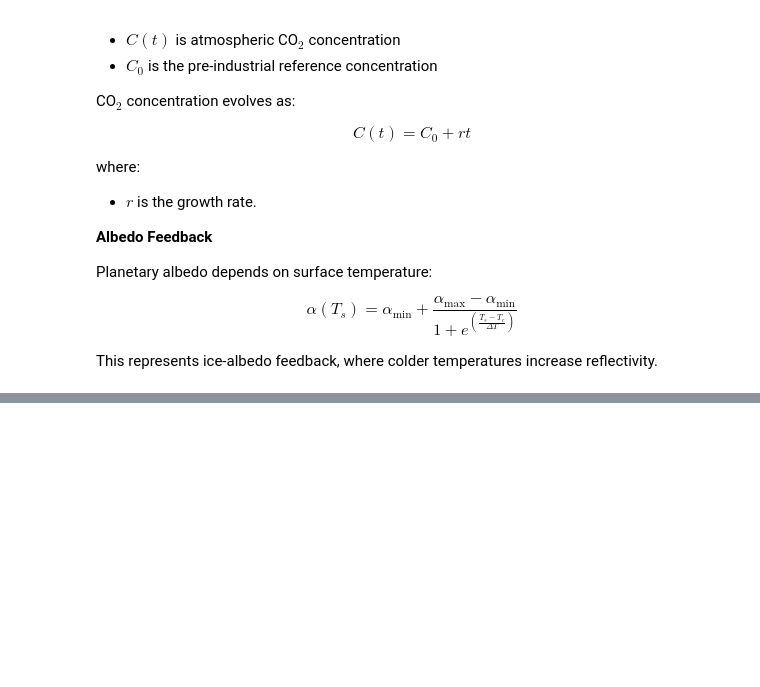
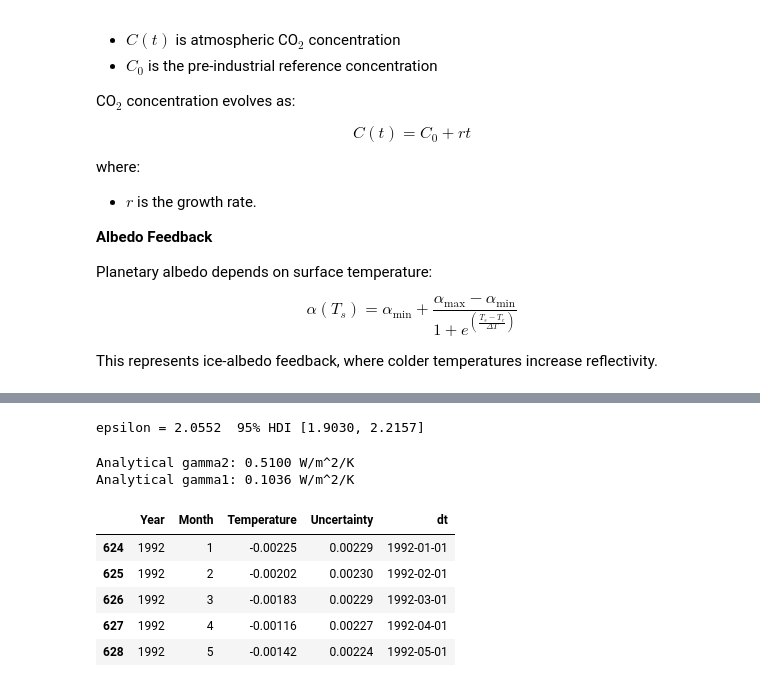
Before and after one commit to LeoFairley123/EMSC2010-Individual-Project, a Jupyter notebook: EMSC2010_Individual_Project_U7488277.ipynb, the cells around one changed output, grey strips where cells are left out. Cells and saved outputs as stored; diff of their text form; code cells hidden in the pictures; blank space fills up the shorter version.

```diff
--- a/EMSC2010_Individual_Project_U7488277.ipynb
+++ b/EMSC2010_Individual_Project_U7488277.ipynb
@@ -220,0 +312,15 @@ df_Td1 = df_Td1.dropna(subset=['Temperature'])
+# %%
+# Extract slope (beta = epsilon/2) from posterior
+beta_scaled  = idata_linear.posterior["x_scaled"].values.flatten()
+
+# Unscale: beta_physical = beta_scaled / std(x)
+beta_physical = beta_scaled / data["x"].std()
+
+# epsilon = 2 * beta
+epsilon_samples = 2 * beta_physical
+epsilon_mean    = epsilon_samples.mean()
+epsilon_hdi     = az.hdi(epsilon_samples, hdi_prob=0.95)
+
+print(f"epsilon = {epsilon_mean:.4f}  95% HDI [{epsilon_hdi[0]:.4f}, {epsilon_hdi[1]:.4f}]")
+# %% [output]
+epsilon = 2.0552  95% HDI [1.9030, 2.2157]
@@ -220,0 +339,45 @@ df_Td1 = df_Td1.dropna(subset=['Temperature'])
+# %%
+df_all = pd.merge(df_Ts[['dt', 'Surface Temperature']], df_Td1[['dt', 'Temperature']], on='dt')
+df_all = pd.merge(df_all, df_Td2[['dt', 'Temperature']], on='dt', suffixes=('_Td1', '_Td2'))
+
+Ts_abs = df_all['Surface Temperature'] + 273.15
+Td1_abs = df_all['Temperature_Td1'] + Td1_ref
+Td2_abs = df_all['Temperature_Td2'] + Td2_ref
+
+# 2. Calculate derivatives (dT/dt in K/sec)
+dTd2_dt = np.gradient(Td2_abs, seconds_per_year / 12)  # monthly data
+dTd1_dt = np.gradient(Td1_abs, seconds_per_year / 12)
+
+# C_d2 * dTd2/dt = gamma2 * (Td1 - Td2)
+gamma2_series = (C_d2 * dTd2_dt) / (Td1_abs - Td2_abs)
+gamma2_final = gamma2_series.mean()
+
+# C_d1 * dTd1/dt = gamma1 * (Ts - Td1) - gamma2 * (Td1 - Td2)
+# gamma1 = [C_d1 * dTd1/dt + gamma2 * (Td1 - Td2)] / (Ts - Td1)
+gamma1_series = (C_d1 * dTd1_dt + gamma2_final * (Td1_abs - Td2_abs)) / (Ts_abs - Td1_abs)
+gamma1_final = gamma1_series.mean()
+
+print(f"Analytical gamma2: {gamma2_final:.4f} W/m^2/K")
+print(f"Analytical gamma1: {gamma1_final:.4f} W/m^2/K")
+# %% [output]
+Analytical gamma2: 0.5100 W/m^2/K
+Analytical gamma1: 0.1036 W/m^2/K
+# %%
+# Align datasets on the common 'dt' column
+df_aligned_reg = pd.merge(
+    df_Td1[['dt', 'Temperature']],
+    df_Td2[['dt', 'Temperature']],
+    on='dt'
+).dropna()
+
+Td1 = df_aligned_reg['Temperature_x'] + Td1_ref
+Td2 = df_aligned_reg['Temperature_y'] + Td2_ref
+
+df_Td2.head()
+# %% [output]
+|  | Year | Month | Temperature | Uncertainty | dt |
+| 624 | 1992 | 1 | -0.00225 | 0.00229 | 1992-01-01 |
+| 625 | 1992 | 2 | -0.00202 | 0.00230 | 1992-02-01 |
+| 626 | 1992 | 3 | -0.00183 | 0.00229 | 1992-03-01 |
+| 627 | 1992 | 4 | -0.00116 | 0.00227 | 1992-04-01 |
+| 628 | 1992 | 5 | -0.00142 | 0.00224 | 1992-05-01 |
```
Also changed, not shown: parts of 11 cells of this notebook.
